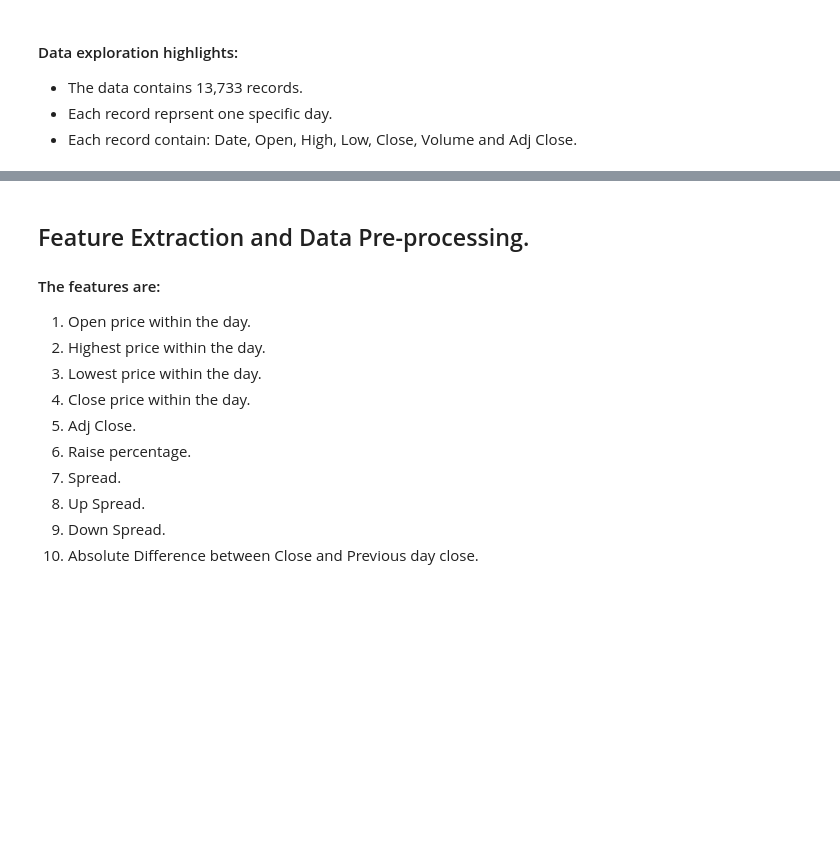
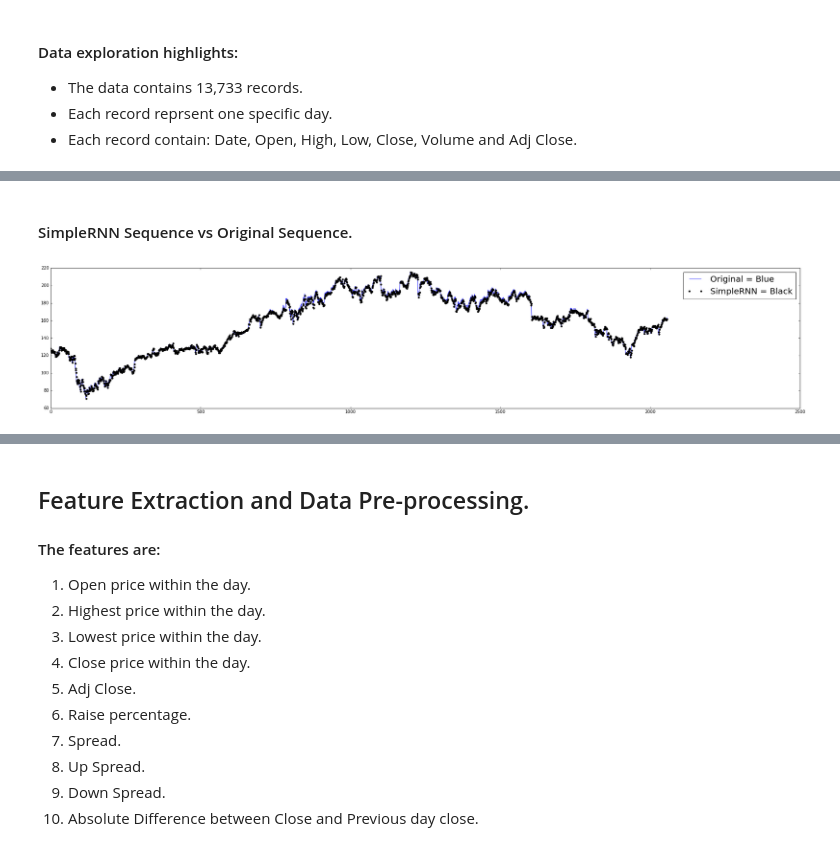
Before and after one commit to ofrik/deep-learning-stocks, a Jupyter notebook: rnn.ipynb, the cells around one changed output, grey strips where cells are left out. Saved outputs shown, nothing was run; the diff lists cells and outputs as text; code cells hidden in the pictures; blank space fills up the shorter version.

```diff
--- a/rnn.ipynb
+++ b/rnn.ipynb
@@ -81,0 +229,9 @@ data.head()
+# %% [markdown]
+#### SimpleRNN Sequence vs Original Sequence.
+# %%
+plt.plot(y_test, linewidth=1)
+plt.plot(SimpleRNN_seq, marker='o', markersize=4, linewidth=0, c='black')
+plt.legend(['Original = Blue', 'SimpleRNN = Black'], loc='best', prop={'size':20})
+plt.show()
+# %% [output]
+[figure, added]
```
Also changed, not shown: parts of 38 cells of this notebook, 1 other file.
